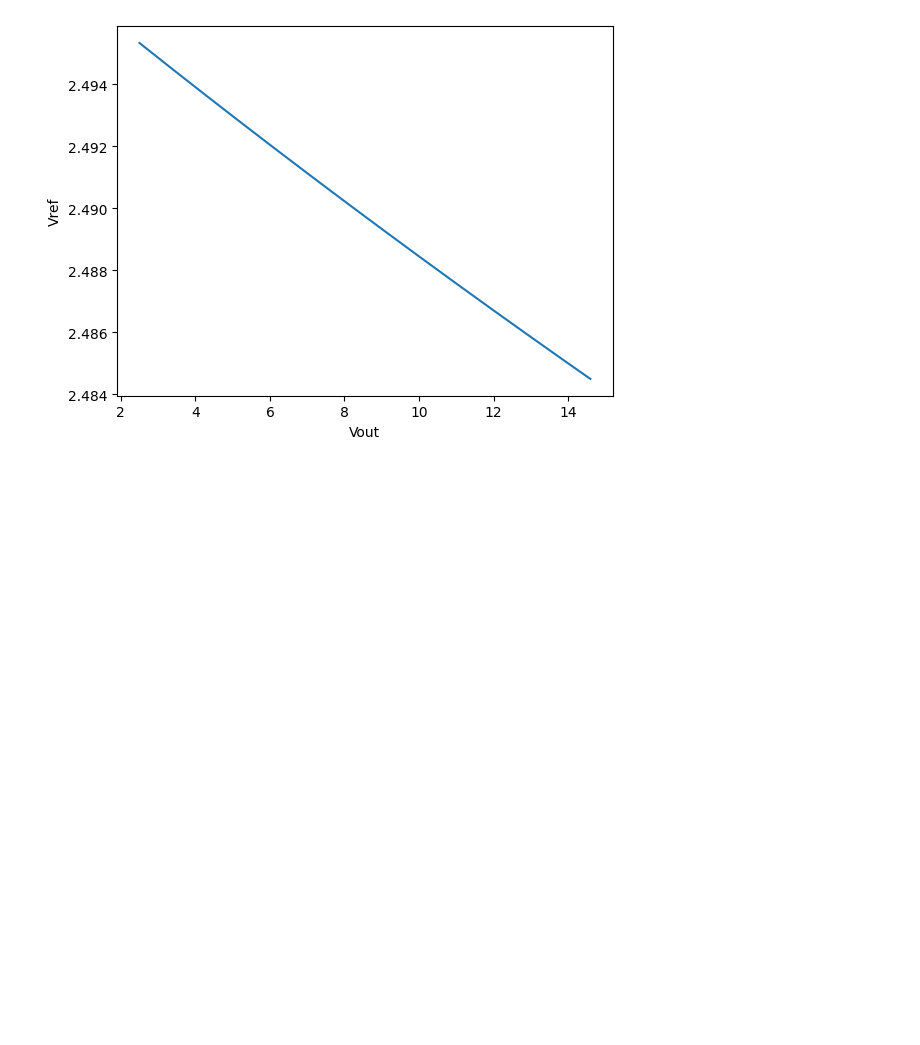
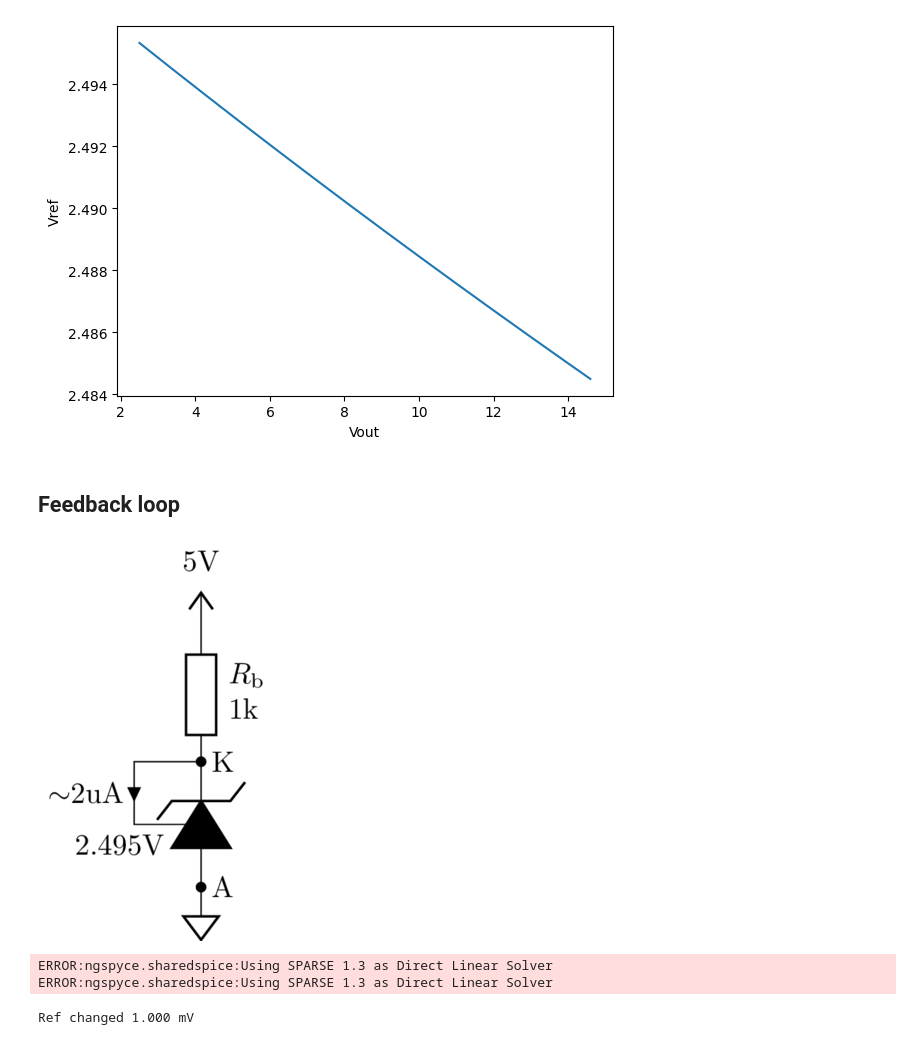
Before and after one commit to chenshuo/notes, a Jupyter notebook: notebooks/TL431.ipynb, the cells around one changed output. Drawn from its saved outputs; the diff is of its cells as text; code cells hidden in the pictures; blank space fills up the shorter version.

Commit message:
update tl431 feedback notes

```diff
--- a/notebooks/TL431.ipynb
+++ b/notebooks/TL431.ipynb
@@ -241,3 +242,72 @@ print('DC gain %.1f, %.1f dB' % (gain, dB))
 Delta Vref / Delta Vout = -0.90 mV
 DC gain -1116.0, 61.0 dB
 [figure]
+# %% [markdown]
+## Feedback loop
+# %%
+%%tikz -p circuitikz -s 400,400
+
+\ctikzset{european resistors, american currents}
+
+\draw (0, 0) node [sground] {} node[right] {A}
+  to [zzD*, n=D, *-*] ++(0, 1.5) coordinate (K)
+  node [right] {K}
+  to [R, l2_={$R_\mathrm{b}$ and 1k}, bipoles/length=1.2cm] ++(0, 1.6)
+  node [vcc] {5V};
+
+\draw (D.center) to [short] ++(-0.8, 0)
+  coordinate (R) node [below] {2.495V\quad\ }
+  to [short, i<={$\sim$2uA}] (R |-K) -- (K);
+%  coordinate (R2)
+
+%  to [short, i={$I_\mathrm{KA}\approx10\mathrm{mA}$}]  (K);
+
+%\draw (R2-|D) to [short, -o] ++(0.5, 0)
+%  ++(-0.1, 0.2) node [right] {Vout = 2.4973V};
+
+%\draw (R2 -|D) to [I, invert, l={10mA}] ++(0, 1.8) node [ocirc] {};
+# %% [output]
+[figure, added]
+# %%
+ng.circ('''
+  V1 vcc 0 5V
+  Rb vcc cathode 1k
+  Rr cathode ref 1m
+
+  Q1 cathode ref q1e NPN 1
+  R4 q1e mid 3.28k
+  R2 mid q2b 2.4k
+  R3 mid q5b 7.2k
+  Q2 q2b q2b 0 NPN 3
+  Q3 q5b q2b r1 NPN 6
+  R1 r1 0 800
+
+  R7 cathode q7e 800
+  Q7 q7b q7b q7e PNP
+  Q4 q7b q1e q4e NPN 1
+  R5 q4e q5c     4k
+  Q5 q5c q5b 0   NPN 1
+
+  R8 cathode q8e 800
+  Q8 q9b q7b q8e PNP
+  R6 q2b q6b 1k
+  Q6 q9b q6b 0 NPN 1
+
+  Q9 cathode q9b q9e NPN
+  R9 q9e q10b 150
+  Q10 cathode q10b 0 NPN 50
+  R10 q10b 0 10k
+
+  .options savecurrents
+  .model NPN NPN(IS=1f BF=120 Cje=1p Cjc=2p VAF=80)
+  .model PNP PNP(IS=10f BF=80 Cje=1p Cjc=2p VAF=80)
+''')
+
+op5V = ng.operating_point()
+ng.cmd('alter v1 10.7926V')
+op10V = ng.operating_point()
+print('Ref changed %.3f mV' % (1e3 * (op10V['ref'][0] - op5V['ref'][0])))
+# %% [output]
+ERROR:ngspyce.sharedspice:Using SPARSE 1.3 as Direct Linear Solver
+ERROR:ngspyce.sharedspice:Using SPARSE 1.3 as Direct Linear Solver
+Ref changed 1.000 mV
```
Also changed, not shown: parts of 5 cells of this notebook, 2 other files.
